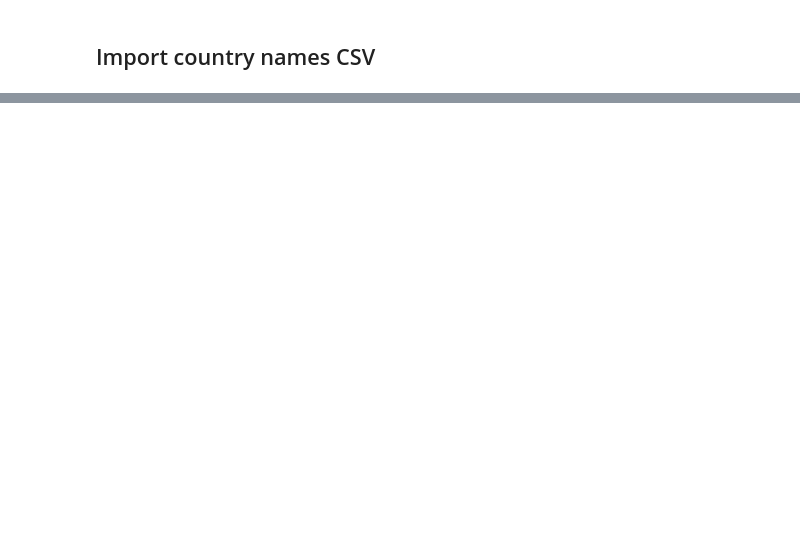
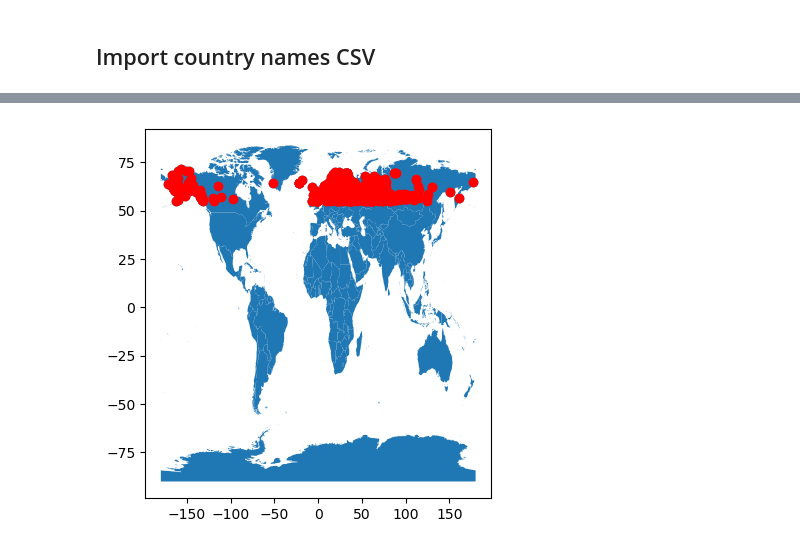
Before and after one commit to Amapolaa/EDS220-in-class, a Jupyter notebook: week-6-merge-reproject-STUDENTS.ipynb, the cells around one changed output, grey strips where cells are left out. Saved outputs shown, nothing was run; the diff lists cells and outputs as text; code cells hidden in the pictures; blank space fills up the shorter version.

```diff
--- a/week-6-merge-reproject-STUDENTS.ipynb
+++ b/week-6-merge-reproject-STUDENTS.ipynb
@@ -54,0 +80,10 @@ country_names.head(3)
+# %%
+fig, ax = plt.subplots()
+
+countries.plot(ax=ax)
+communities.plot(ax=ax)
+communities.plot(ax=ax, color='red') #marking it as red to dbl check if crs match
+plt.show()
+#what we found is that these crs dont match and dont properly identify these communities
+# %% [output]
+[figure, added]
```
Also changed, not shown: parts of 31 cells of this notebook, 3 other files.
